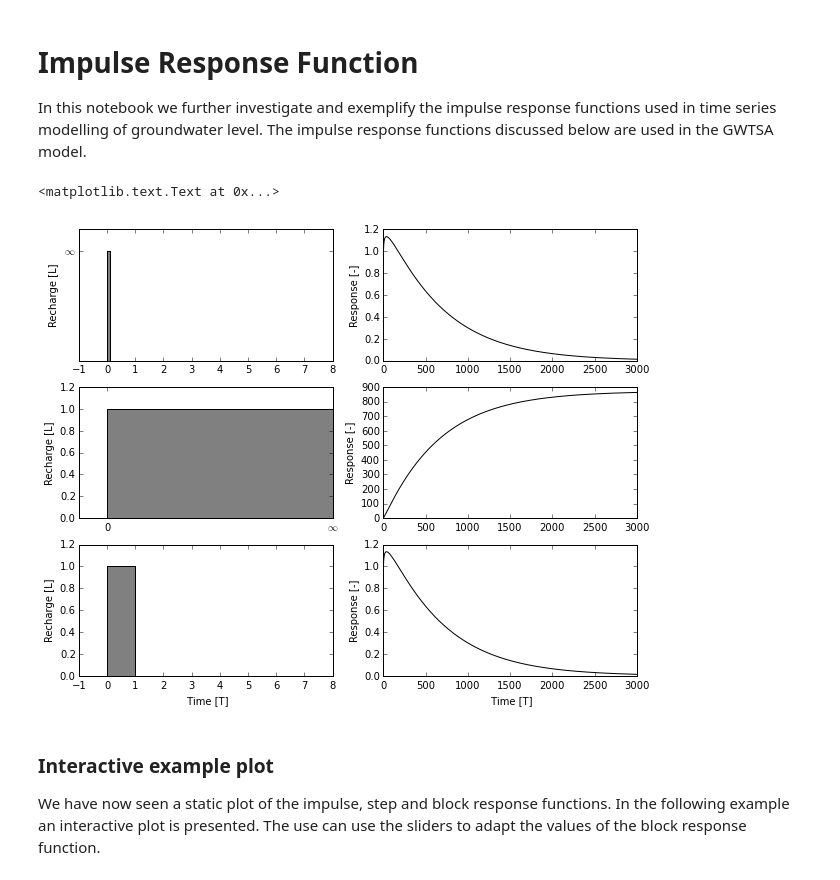
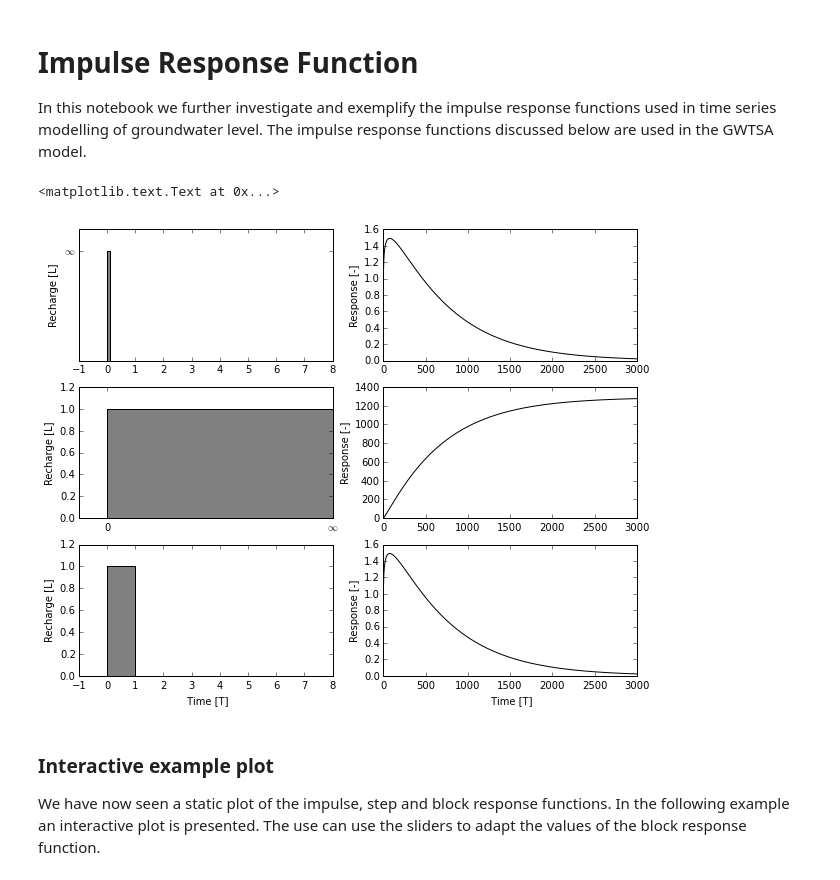
Before and after one commit to raoulcollenteur/GWTSA, a Jupyter notebook: Notebooks/Impulse_Response_Functions.ipynb, the cells around one changed output. Saved outputs shown, nothing was run; the diff lists cells and outputs as text; code cells hidden in the pictures.

```diff
--- a/Notebooks/Impulse_Response_Functions.ipynb
+++ b/Notebooks/Impulse_Response_Functions.ipynb
@@ -33,9 +33,9 @@ b = 0.0
 Fs = A * gammainc(n,t/a)
 
 # Test of response function of Peterson et al. (2014)
-A = 10**-0.014
+A = 10**0.0
 a = 10**2.8
-n = 1.06
+n = 1.12
 X1 = A*t**(n-1)*np.exp(-t/a)
 Fs = np.cumsum(A*t**(n-1)*np.exp(-t/a))
 
@@ -57,34 +57,34 @@ plt.plot(t,X1, 'k')
 
 plt.ylabel('Response [-]')
 plt.xlim(0,3000)
 
 
 plt.subplot(323)
 plt.bar([0],[1],width=8, color='gray')
 plt.ylim(0,1.2)
 plt.xlim(-1,8)
 plt.xticks([0, 8],[0, '$\infty$'])
 plt.ylabel('Recharge [L]')
 plt.subplot(324)
 plt.plot(np.arange(len(Fs)),Fs, 'k')
 plt.ylabel('Response [-]')
 plt.xlim(0,3000)
 
 
 plt.subplot(325)
 plt.bar([0],[1],width=1, color='gray')
 plt.ylim(0,1.2)
 plt.xlim(-1,8)
 plt.ylabel('Recharge [L]')
 plt.xlabel(' Time [T]')
 plt.subplot(326)
 plt.plot(np.arange(len(Fb)),Fb, 'k')
 plt.ylabel('Response [-]')
 plt.xlim(0,3000)
 plt.xlabel(' Time [T]')
 # %% [output]
 <matplotlib.text.Text at 0x...>
-[figure, old version]
+[figure, new version]
 # %% [markdown]
 ### Interactive example plot
 
```
Also changed, not shown: 37 other files.
